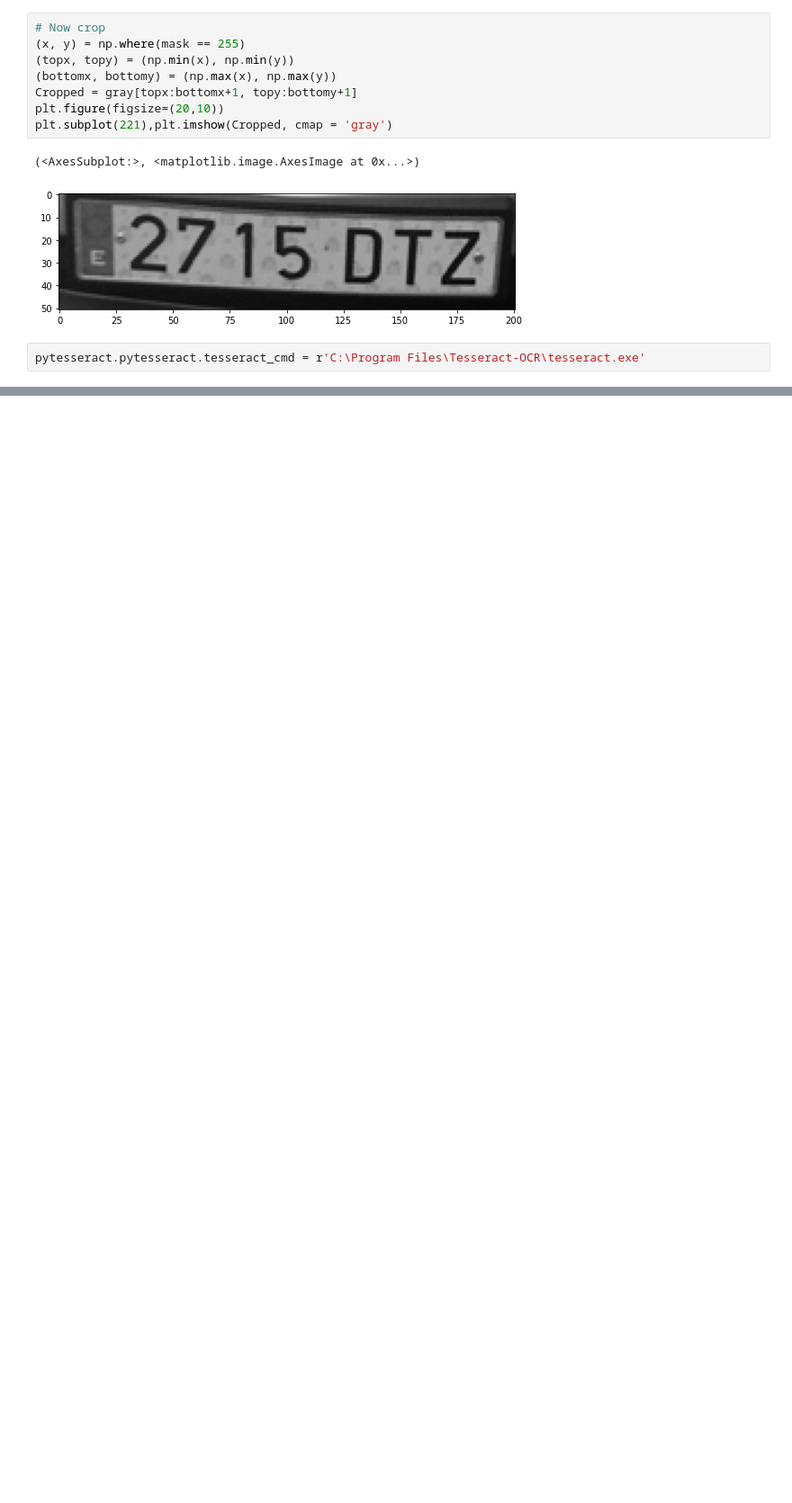
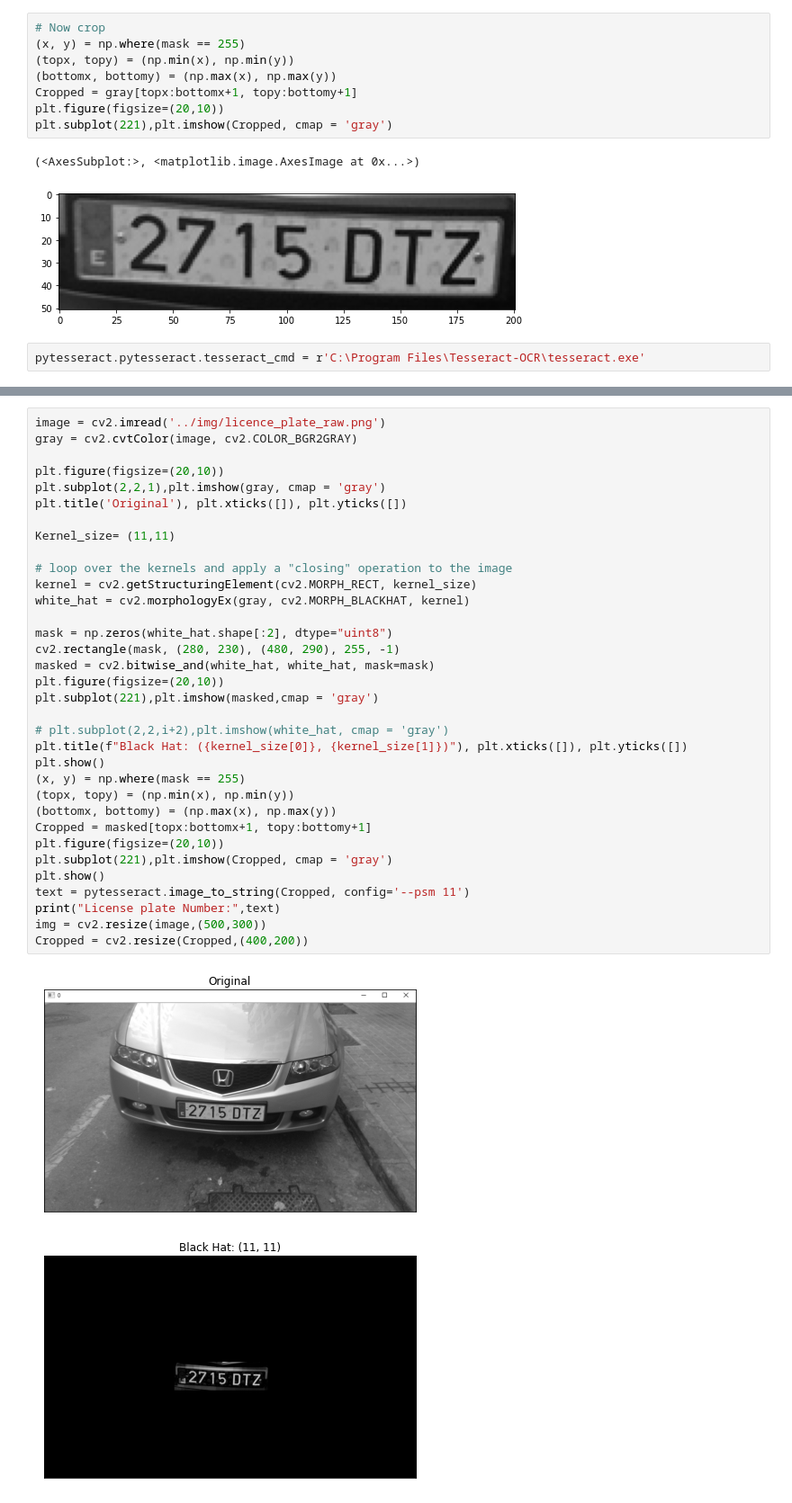
Before and after one commit to rndMemex/CVwithOpenCV, a Jupyter notebook: Lesson 5 - Contours.ipynb, the cells around one changed output, grey strips where cells are left out. Shown at 90% size. Cells and saved outputs as stored; diff of their text form; blank space fills up the shorter version.

Commit message:
licence plate recognition using kernel (11,11)

```diff
--- a/Lesson 5 - Contours.ipynb
+++ b/Lesson 5 - Contours.ipynb
@@ -764,0 +770,37 @@ License plate Number is: 182715 DTZ
+# %%
+image = cv2.imread('../img/licence_plate_raw.png')
+gray = cv2.cvtColor(image, cv2.COLOR_BGR2GRAY)
+
+plt.figure(figsize=(20,10))
+plt.subplot(2,2,1),plt.imshow(gray, cmap = 'gray')
+plt.title('Original'), plt.xticks([]), plt.yticks([])
+
+Kernel_size= (11,11)
+
+# loop over the kernels and apply a "closing" operation to the image
+kernel = cv2.getStructuringElement(cv2.MORPH_RECT, kernel_size)
+white_hat = cv2.morphologyEx(gray, cv2.MORPH_BLACKHAT, kernel)
+
+mask = np.zeros(white_hat.shape[:2], dtype="uint8")
+cv2.rectangle(mask, (280, 230), (480, 290), 255, -1)
+masked = cv2.bitwise_and(white_hat, white_hat, mask=mask)
+plt.figure(figsize=(20,10))
+plt.subplot(221),plt.imshow(masked,cmap = 'gray')
+
+# plt.subplot(2,2,i+2),plt.imshow(white_hat, cmap = 'gray')
+plt.title(f"Black Hat: ({kernel_size[0]}, {kernel_size[1]})"), plt.xticks([]), plt.yticks([])
+plt.show()
+(x, y) = np.where(mask == 255)
+(topx, topy) = (np.min(x), np.min(y))
+(bottomx, bottomy) = (np.max(x), np.max(y))
+Cropped = masked[topx:bottomx+1, topy:bottomy+1]
+plt.figure(figsize=(20,10))
+plt.subplot(221),plt.imshow(Cropped, cmap = 'gray')
+plt.show()
+text = pytesseract.image_to_string(Cropped, config='--psm 11')
+print("License plate Number:",text)
+img = cv2.resize(image,(500,300))
+Cropped = cv2.resize(Cropped,(400,200))
+# %% [output]
+[figure, added]
+[figure, added]
```
Also changed, not shown: parts of 8 cells of this notebook.
